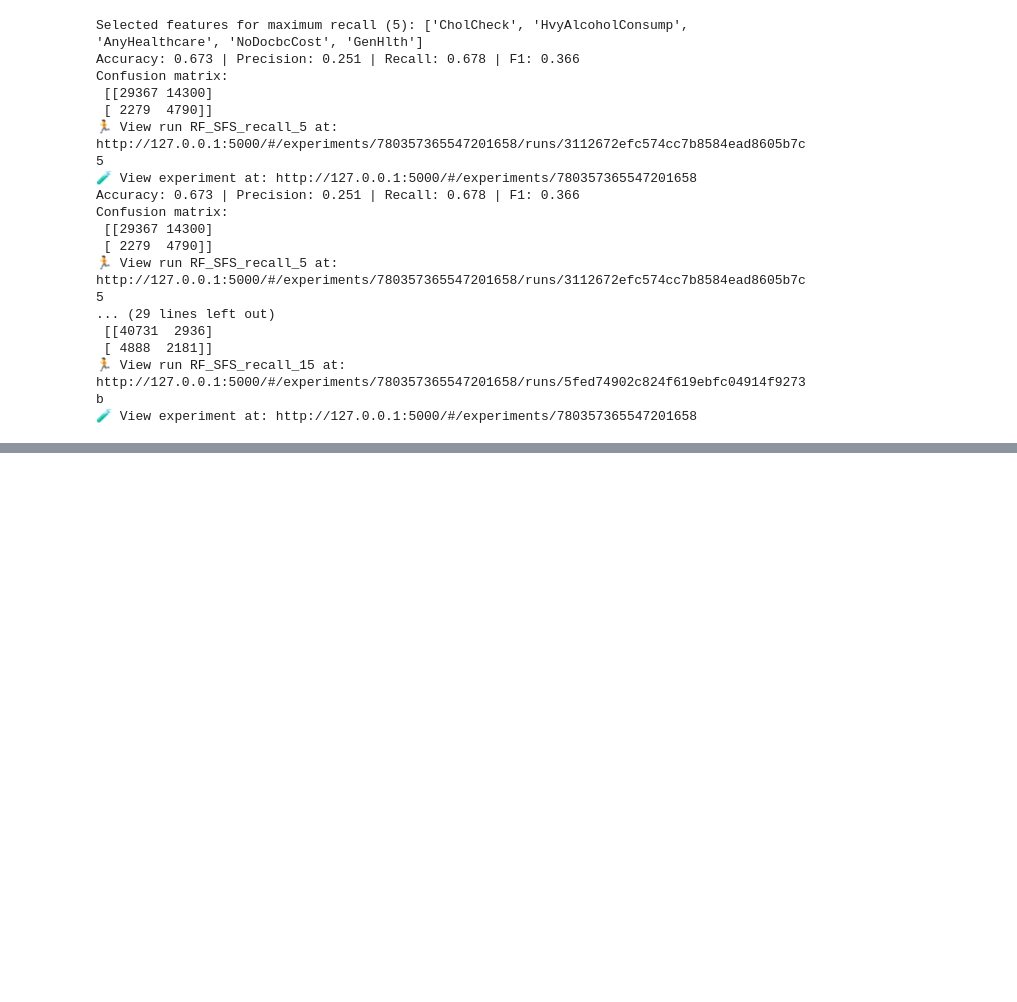
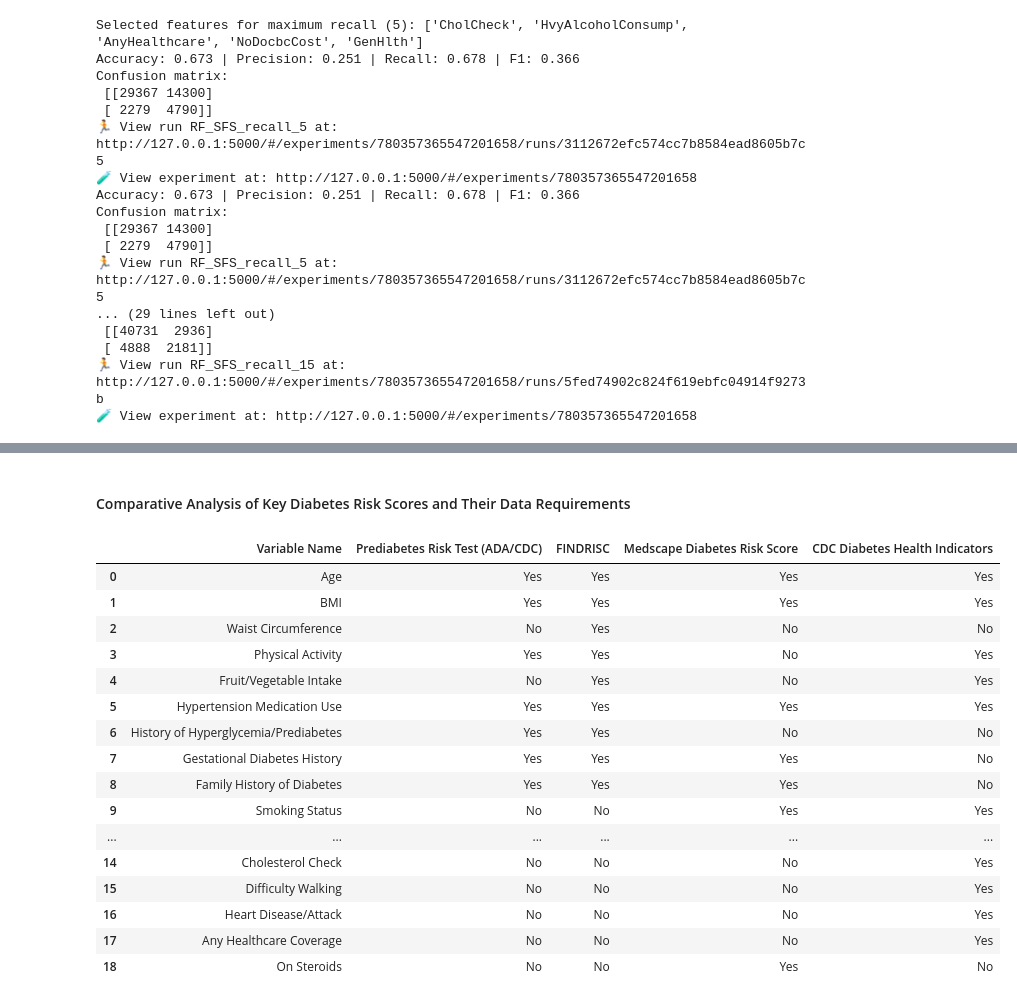
Before and after one commit to vijaivimu/SDS-CP035-gluco-track, a Jupyter notebook: beginner/submissions/team-members/NooraAlakulppi/noora-CP035.ipynb, the cells around one changed output, grey strips where cells are left out. Saved outputs shown, nothing was run; the diff lists cells and outputs as text; code cells hidden in the pictures; blank space fills up the shorter version.

```diff
--- a/beginner/submissions/team-members/NooraAlakulppi/noora-CP035.ipynb
+++ b/beginner/submissions/team-members/NooraAlakulppi/noora-CP035.ipynb
@@ -3720,0 +3802,14 @@ Confusion matrix:
+# %%
+# Categorize TotalHealthDays: 0, 1-5, 6-15, 16-30 days
+bins = [0, 0.5, 5.5, 15.5, 30.1]
+labels = ['0 days', '1-5 days', '6-15 days', '16-30 days']
+error_df['TotalHealthDaysCat'] = pd.cut(error_df['TotalHealthDays'], bins=bins, labels=labels, right=False)
+
+# Print error analysis results as a table (no row/column limits)
+pd.set_option('display.max_rows', None)
+pd.set_option('display.max_columns', None)
+print("\nError analysis by TotalHealthDays category and ErrorType:")
+error_table = pd.crosstab(error_df['TotalHealthDaysCat'], error_df['ErrorType'], margins=True)
+print(error_table)
+pd.reset_option('display.max_rows')
+pd.reset_option('display.max_columns')
@@ -3720,0 +3825,18 @@ Confusion matrix:
+# %%
+# Error analysis tables for 14 features
+features_to_analyze = [
+    'HighBP', 'HighChol', 'CholCheck', 'BMICat', 'PhysActivity', 'Fruits',
+    'HvyAlcoholConsump', 'AnyHealthcare', 'NoDocbcCost', 'GenHlth', 'Age',
+    'Education', 'Income', 'LifestyleRiskScore'
+]
+
+pd.set_option('display.max_rows', None)
+pd.set_option('display.max_columns', None)
+
+for feature in features_to_analyze:
+    print(f"\nError analysis by {feature} and ErrorType:")
+    table = pd.crosstab(error_df[feature], error_df['ErrorType'], margins=True)
+    print(table)
+
+pd.reset_option('display.max_rows')
+pd.reset_option('display.max_columns')
@@ -3720,0 +4170,23 @@ Confusion matrix:
+# %% [markdown]
+#### Comparative Analysis of Key Diabetes Risk Scores and Their Data Requirements
+# %%
+df_table = pd.read_csv("table.csv")
+display(df_table)
+# %% [output]
+|  | Variable Name | Prediabetes Risk Test (ADA/CDC) | FINDRISC | Medscape Diabetes Risk Score | CDC Diabetes Health Indicators |
+| 0 | Age | Yes | Yes | Yes | Yes |
+| 1 | BMI | Yes | Yes | Yes | Yes |
+| 2 | Waist Circumference | No | Yes | No | No |
+| 3 | Physical Activity | Yes | Yes | No | Yes |
+| 4 | Fruit/Vegetable Intake | No | Yes | No | Yes |
+| 5 | Hypertension Medication Use | Yes | Yes | Yes | Yes |
+| 6 | History of Hyperglycemia/Prediabetes | Yes | Yes | No | No |
+| 7 | Gestational Diabetes History | Yes | Yes | Yes | No |
+| 8 | Family History of Diabetes | Yes | Yes | Yes | No |
+| 9 | Smoking Status | No | No | Yes | Yes |
+| ... | ... | ... | ... | ... | ... |
+| 14 | Cholesterol Check | No | No | No | Yes |
+| 15 | Difficulty Walking | No | No | No | Yes |
+| 16 | Heart Disease/Attack | No | No | No | Yes |
+| 17 | Any Healthcare Coverage | No | No | No | Yes |
+| 18 | On Steroids | No | No | Yes | No |
```
Also changed, not shown: parts of 20 cells of this notebook.
